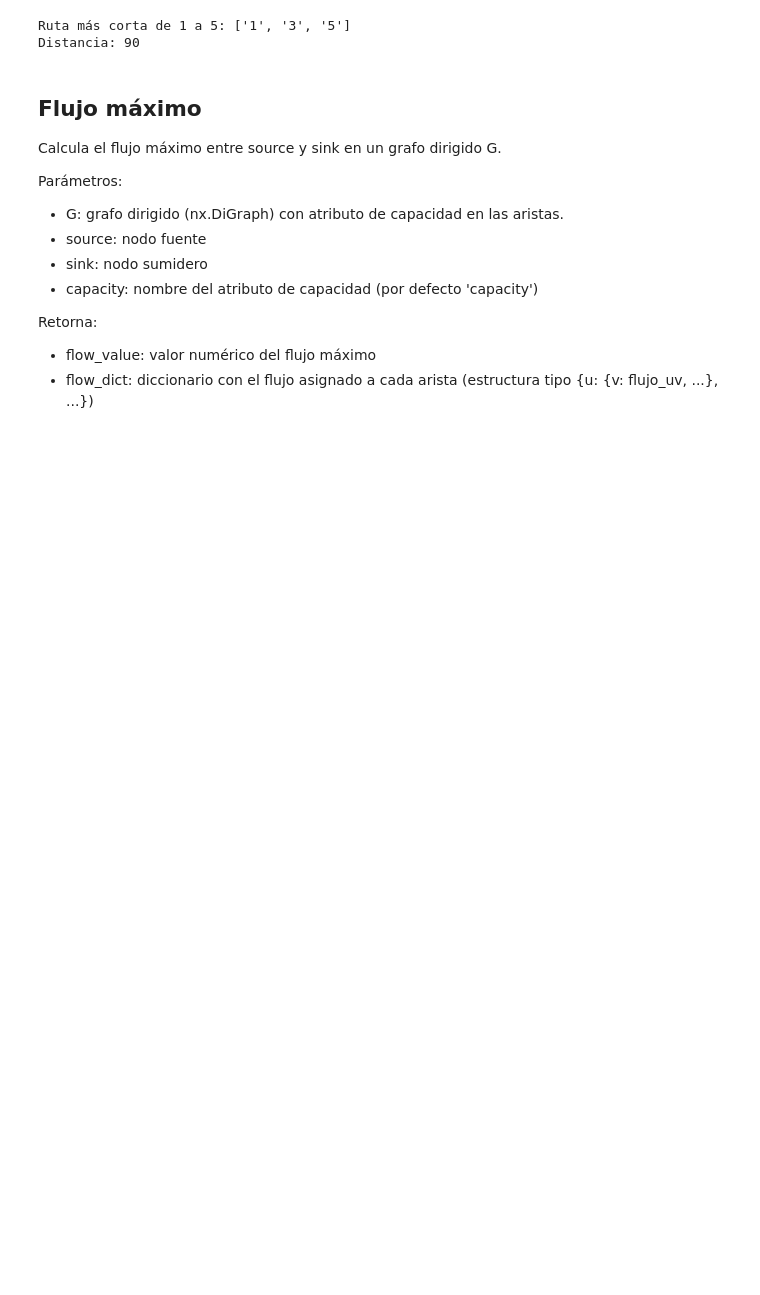
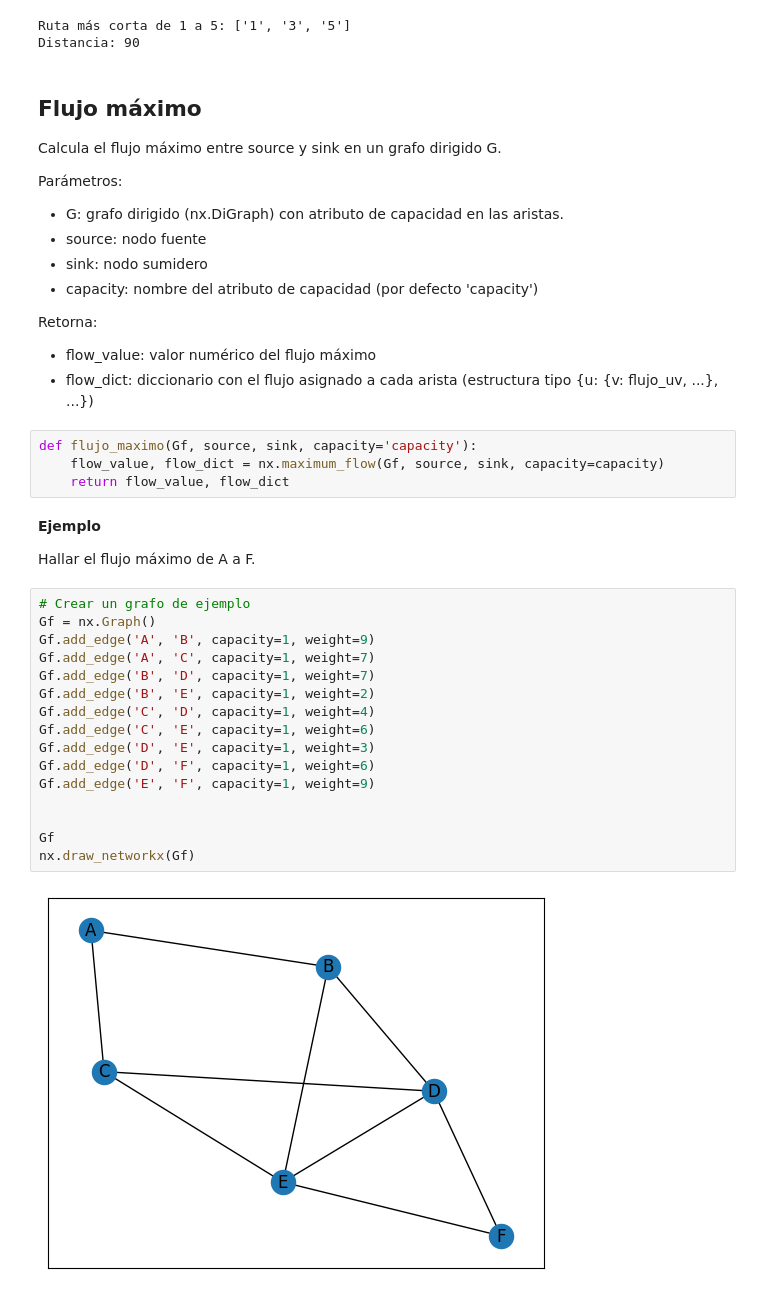
Before and after one commit to vanecornejo/Investigacion-de-operaciones, a Jupyter notebook: Modelos de redes.ipynb, the cells around one changed output. Cells and saved outputs as stored; diff of their text form; blank space fills up the shorter version.

```diff
--- a/Modelos de redes.ipynb
+++ b/Modelos de redes.ipynb
@@ -208,3 +208,29 @@ Parámetros:
 Retorna:
 *   flow_value: valor numérico del flujo máximo
 *   flow_dict: diccionario con el flujo asignado a cada arista (estructura tipo {u: {v: flujo_uv, ...}, ...})
+# %%
+def flujo_maximo(Gf, source, sink, capacity='capacity'):
+    flow_value, flow_dict = nx.maximum_flow(Gf, source, sink, capacity=capacity)
+    return flow_value, flow_dict
+# %% [markdown]
+**Ejemplo**
+
+Hallar el flujo máximo de A a F.
+# %%
+# Crear un grafo de ejemplo
+Gf = nx.Graph()
+Gf.add_edge('A', 'B', capacity=1, weight=9)
+Gf.add_edge('A', 'C', capacity=1, weight=7)
+Gf.add_edge('B', 'D', capacity=1, weight=7)
+Gf.add_edge('B', 'E', capacity=1, weight=2)
+Gf.add_edge('C', 'D', capacity=1, weight=4)
+Gf.add_edge('C', 'E', capacity=1, weight=6)
+Gf.add_edge('D', 'E', capacity=1, weight=3)
+Gf.add_edge('D', 'F', capacity=1, weight=6)
+Gf.add_edge('E', 'F', capacity=1, weight=9)
+
+
+Gf
+nx.draw_networkx(Gf)
+# %% [output]
+[figure, added]
```
Also changed, not shown: parts of 10 cells of this notebook.
